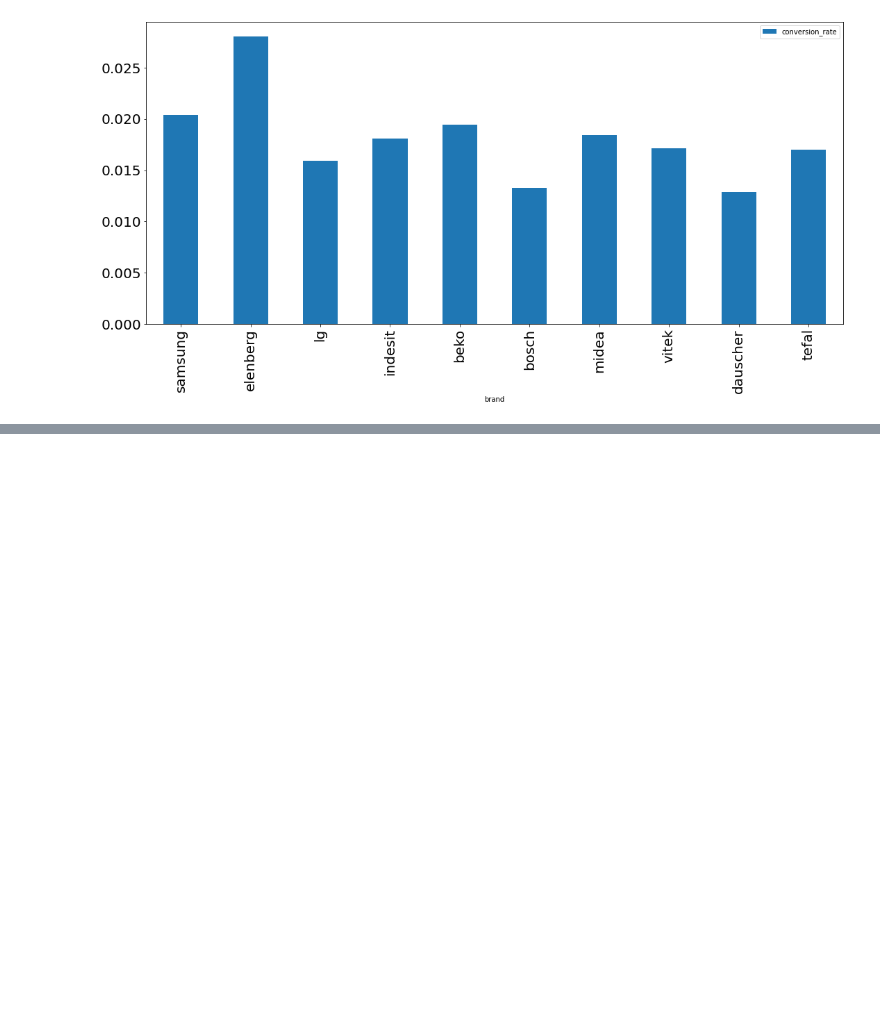
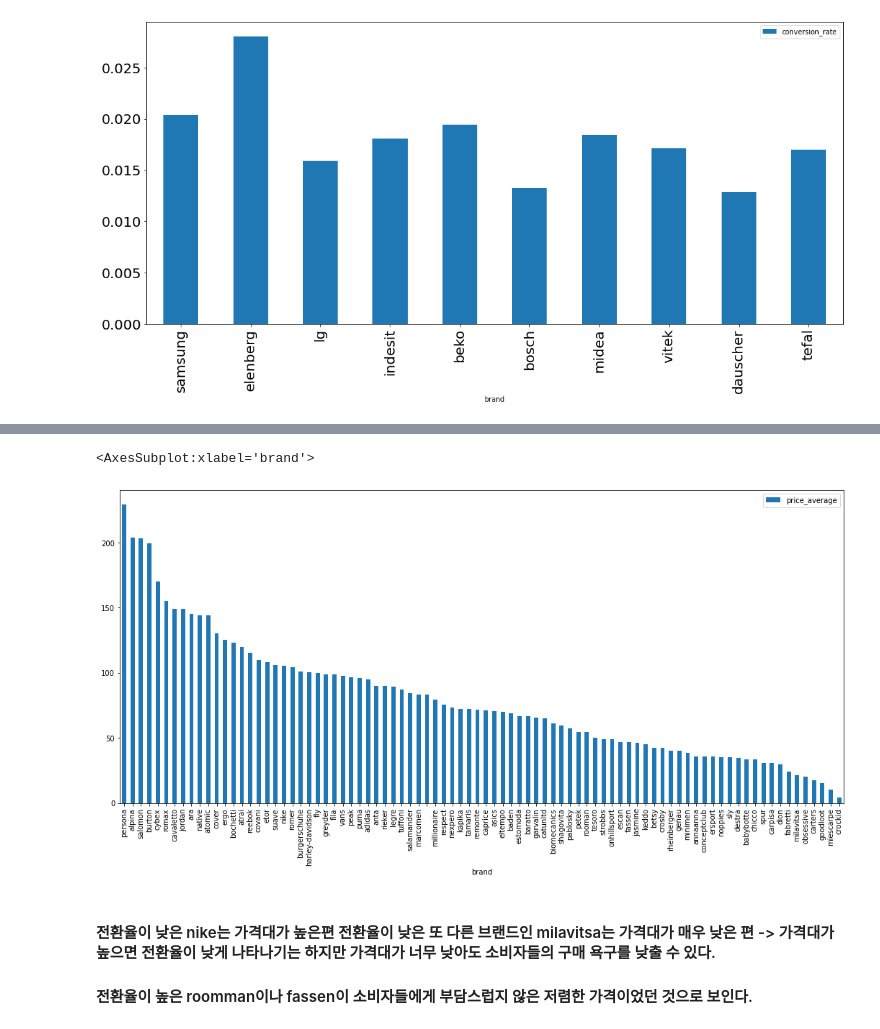
Before and after one commit to woorim99/CP2_1Team, a Jupyter notebook: cp2.ipynb, the cells around one changed output, grey strips where cells are left out. Cells and saved outputs as stored; diff of their text form; code cells hidden in the pictures; blank space fills up the shorter version.

```diff
--- a/cp2.ipynb
+++ b/cp2.ipynb
@@ -642,0 +878,21 @@ df_appliances_conversion_rate.plot(x="brand", y='conversion_rate', kind="bar",fi
+# %%
+conn = sqlite3.connect('cp2_data.db')
+cur = conn.cursor()
+
+query = cur.execute("""SELECT brand, AVG(price) AS price_average
+FROM
+	(SELECT *, substr(category_code, 1, pos-1) AS main_category
+	FROM
+	  (SELECT *,
+	          instr(category_code ,'.') AS pos
+	   FROM "2019-Oct")
+	WHERE event_type = 'purchase')
+WHERE main_category = 'apparel'
+GROUP BY brand
+ORDER BY price_average DESC""")
+
+cols = [column[0] for column in query.description]
+
+df_apparel_brand_price = pd.DataFrame.from_records(data=query.fetchall(), columns=cols)
+
+conn.close()
@@ -642,0 +915,4 @@ df_appliances_conversion_rate.plot(x="brand", y='conversion_rate', kind="bar",fi
+# %%
+df_apparel_brand_price = df_apparel_brand_price.drop(0)
+df_apparel_brand_price = df_apparel_brand_price.reset_index(drop = True)
+df_apparel_brand_price
@@ -642,0 +933,8 @@ df_appliances_conversion_rate.plot(x="brand", y='conversion_rate', kind="bar",fi
+# %%
+df_apparel_brand_price.plot(x="brand", y='price_average', kind="bar",figsize=(18,8), fontsize=10)
+# %% [output]
+<AxesSubplot:xlabel='brand'>
+[figure, added]
+# %% [markdown]
+#### 전환율이 낮은 nike는 가격대가 높은편 전환율이 낮은 또 다른 브랜드인 milavitsa는 가격대가 매우 낮은 편 -> 가격대가 높으면 전환율이 낮게 나타나기는 하지만 가격대가 너무 낮아도 소비자들의 구매 욕구를 낮출 수 있다.
+#### 전환율이 높은 roomman이나 fassen이 소비자들에게 부담스럽지 않은 저렴한 가격이었던 것으로 보인다.
```
Also changed, not shown: parts of 19 cells of this notebook.
